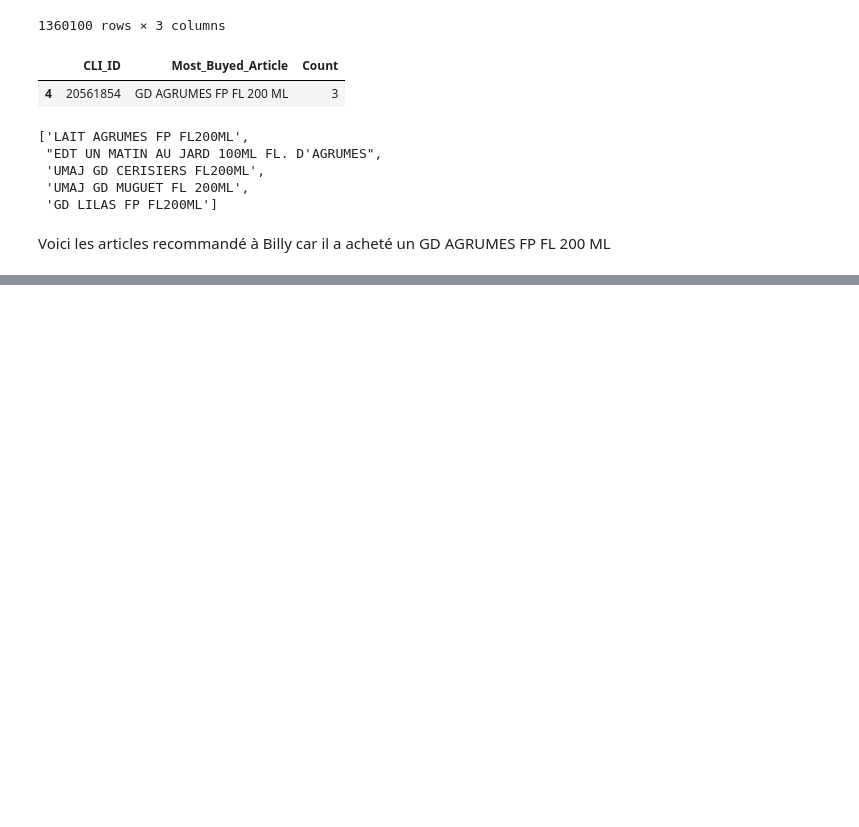
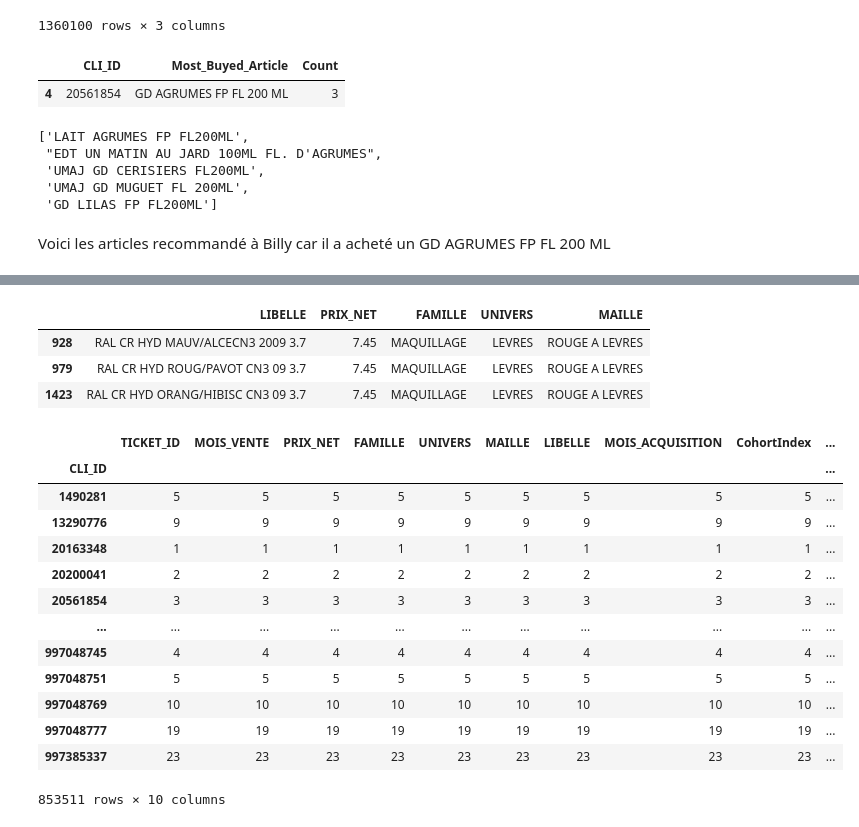
Before and after one commit to Sandra-I/recommender-Epitech, a Jupyter notebook: Recommendation.ipynb, the cells around one changed output, grey strips where cells are left out. Cells and saved outputs as stored; diff of their text form; code cells hidden in the pictures; blank space fills up the shorter version.

```diff
--- a/Recommendation.ipynb
+++ b/Recommendation.ipynb
@@ -382,0 +227,32 @@ product_df[(product_df["FAMILLE"] == 'MAQUILLAGE')]
+# %%
+i = 0.1
+df_item2 = None;
+myValue = None;
+while(myValue == None):
+    df_item2 = df_item[(df_item["FAMILLE"] == df_item_cli["FAMILLE"].values[0]) & (df_item["UNIVERS"] == df_item_cli["UNIVERS"].values[0]) & (df_item["MAILLE"] == df_item_cli["MAILLE"].values[0]) & (df_item["LIBELLE"] != df_item_cli["LIBELLE"].values[0]) & (df_item["PRIX_NET"] >= df_item_cli["PRIX_NET"].values[0] - i) & (df_item["PRIX_NET"] <= df_item_cli["PRIX_NET"].values[0] +i)]
+    i = i+0.25
+    if ( not df_item2.empty):
+        myValue = 1
+df_item2[:3]
+# %% [output]
+|  | LIBELLE | PRIX_NET | FAMILLE | UNIVERS | MAILLE |
+| 928 | RAL CR HYD MAUV/ALCECN3 2009 3.7 | 7.45 | MAQUILLAGE | LEVRES | ROUGE A LEVRES |
+| 979 | RAL CR HYD ROUG/PAVOT CN3 09 3.7 | 7.45 | MAQUILLAGE | LEVRES | ROUGE A LEVRES |
+| 1423 | RAL CR HYD ORANG/HIBISC CN3 09 3.7 | 7.45 | MAQUILLAGE | LEVRES | ROUGE A LEVRES |
+# %%
+df.groupby("CLI_ID").count()
+# %% [output]
+|  | TICKET_ID | MOIS_VENTE | PRIX_NET | FAMILLE | UNIVERS | MAILLE | LIBELLE | MOIS_ACQUISITION | CohortIndex | ... |
+| CLI_ID |  |  |  |  |  |  |  |  |  | ... |
+| 1490281 | 5 | 5 | 5 | 5 | 5 | 5 | 5 | 5 | 5 | ... |
+| 13290776 | 9 | 9 | 9 | 9 | 9 | 9 | 9 | 9 | 9 | ... |
+| 20163348 | 1 | 1 | 1 | 1 | 1 | 1 | 1 | 1 | 1 | ... |
+| 20200041 | 2 | 2 | 2 | 2 | 2 | 2 | 2 | 2 | 2 | ... |
+| 20561854 | 3 | 3 | 3 | 3 | 3 | 3 | 3 | 3 | 3 | ... |
+| ... | ... | ... | ... | ... | ... | ... | ... | ... | ... | ... |
+| 997048745 | 4 | 4 | 4 | 4 | 4 | 4 | 4 | 4 | 4 | ... |
+| 997048751 | 5 | 5 | 5 | 5 | 5 | 5 | 5 | 5 | 5 | ... |
+| 997048769 | 10 | 10 | 10 | 10 | 10 | 10 | 10 | 10 | 10 | ... |
+| 997048777 | 19 | 19 | 19 | 19 | 19 | 19 | 19 | 19 | 19 | ... |
+| 997385337 | 23 | 23 | 23 | 23 | 23 | 23 | 23 | 23 | 23 | ... |
+853511 rows × 10 columns
```
Also changed, not shown: parts of 57 cells of this notebook.
